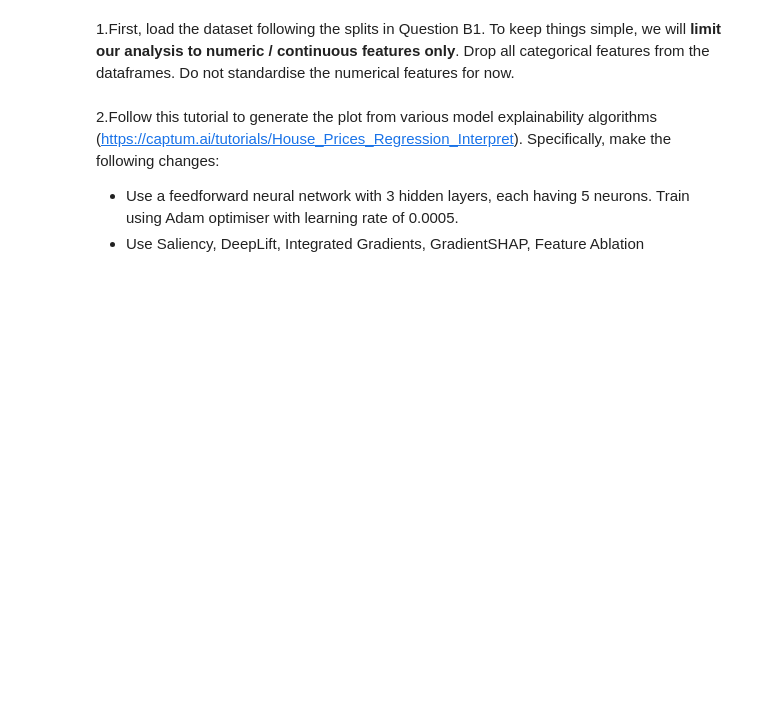
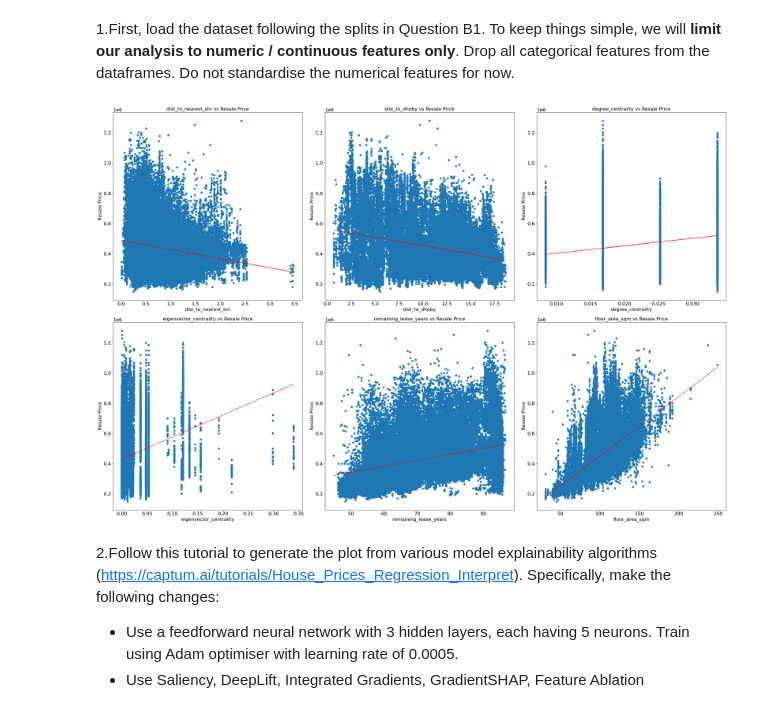
Before and after one commit to M450NCH00/SC4001-Neural-Network-Assignment, a Jupyter notebook: choo_zhenming_Part_B_3.ipynb, the cells around one changed output. Saved outputs shown, nothing was run; the diff lists cells and outputs as text; code cells hidden in the pictures; blank space fills up the shorter version.

```diff
--- a/choo_zhenming_Part_B_3.ipynb
+++ b/choo_zhenming_Part_B_3.ipynb
@@ -107,6 +98,27 @@ y_test = test_df.iloc[:,-1]
 # Taking First 1000 Samples for Testing Data (Feature Ablation and GradientSHAP could take hours when data is too big)
 X_test = X_test.sample(1000)
 y_test = y_test.sample(1000)
+# %%
+X = np.concatenate([X_train.values, X_test.values], axis=0)
+y = np.concatenate([y_train.values, y_test.values], axis=0)
+
+fig, axs = plt.subplots(nrows = 2, ncols = 3, figsize = (30, 20))
+for i, (ax, col) in enumerate(zip(axs.flat, numeric_features)):
+    x = X[:, i]
+    pf = np.polyfit(x, y, 1)
+    p = np.poly1d(pf)
+
+    ax.plot(x, y, 'o')
+    ax.plot(x, p(x), "r--")
+
+    ax.set_title(col + ' vs Resale Price')
+    ax.set_xlabel(col)
+    ax.set_ylabel('Resale Price')
+
+plt.tight_layout()
+plt.show()
+# %% [output]
+[figure, added]
 # %%
 X_train_tensor = torch.tensor(X_train.values).float()
 y_train_tensor = torch.tensor(y_train.values).view(-1, 1).float()
```
Also changed, not shown: parts of 11 cells of this notebook, 1 other file.
